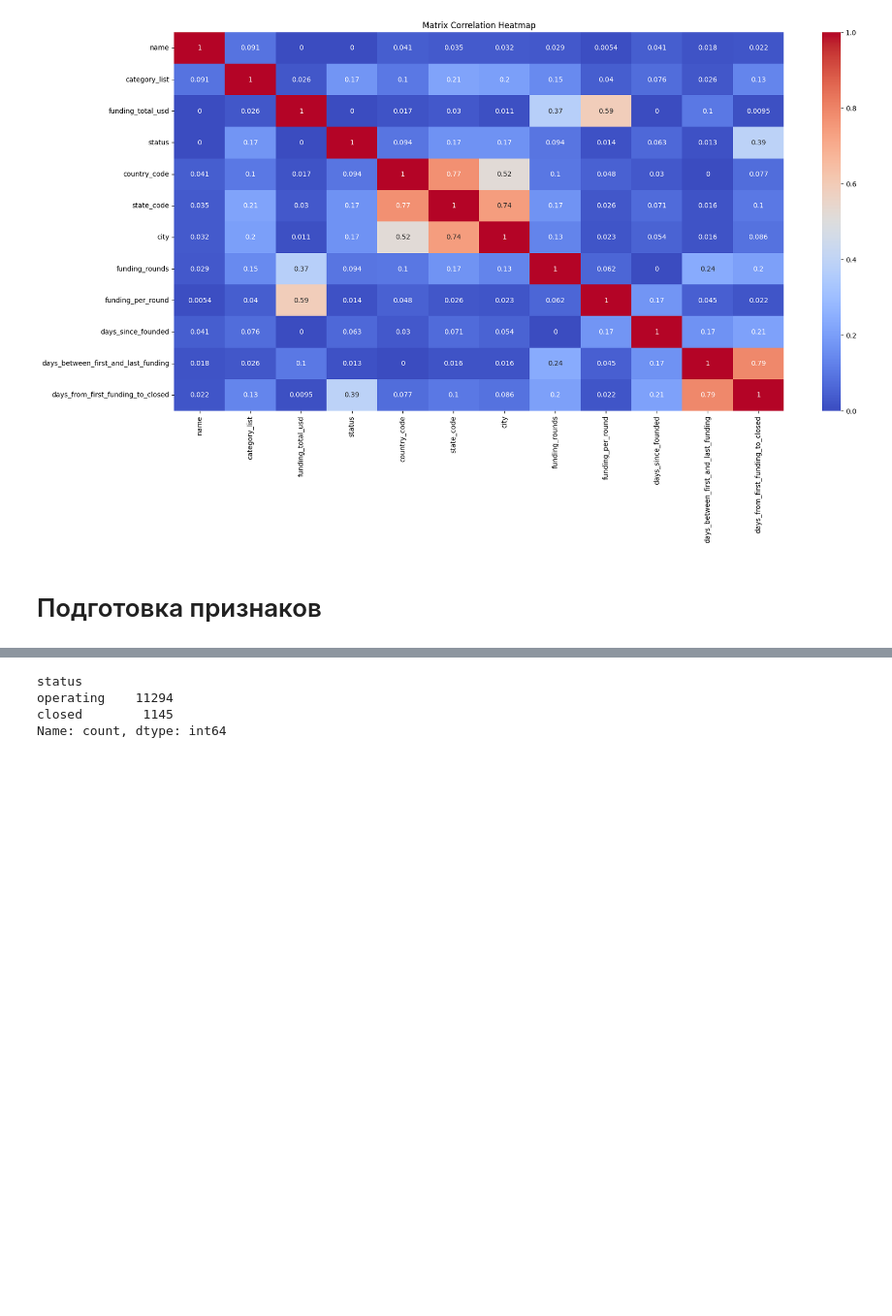
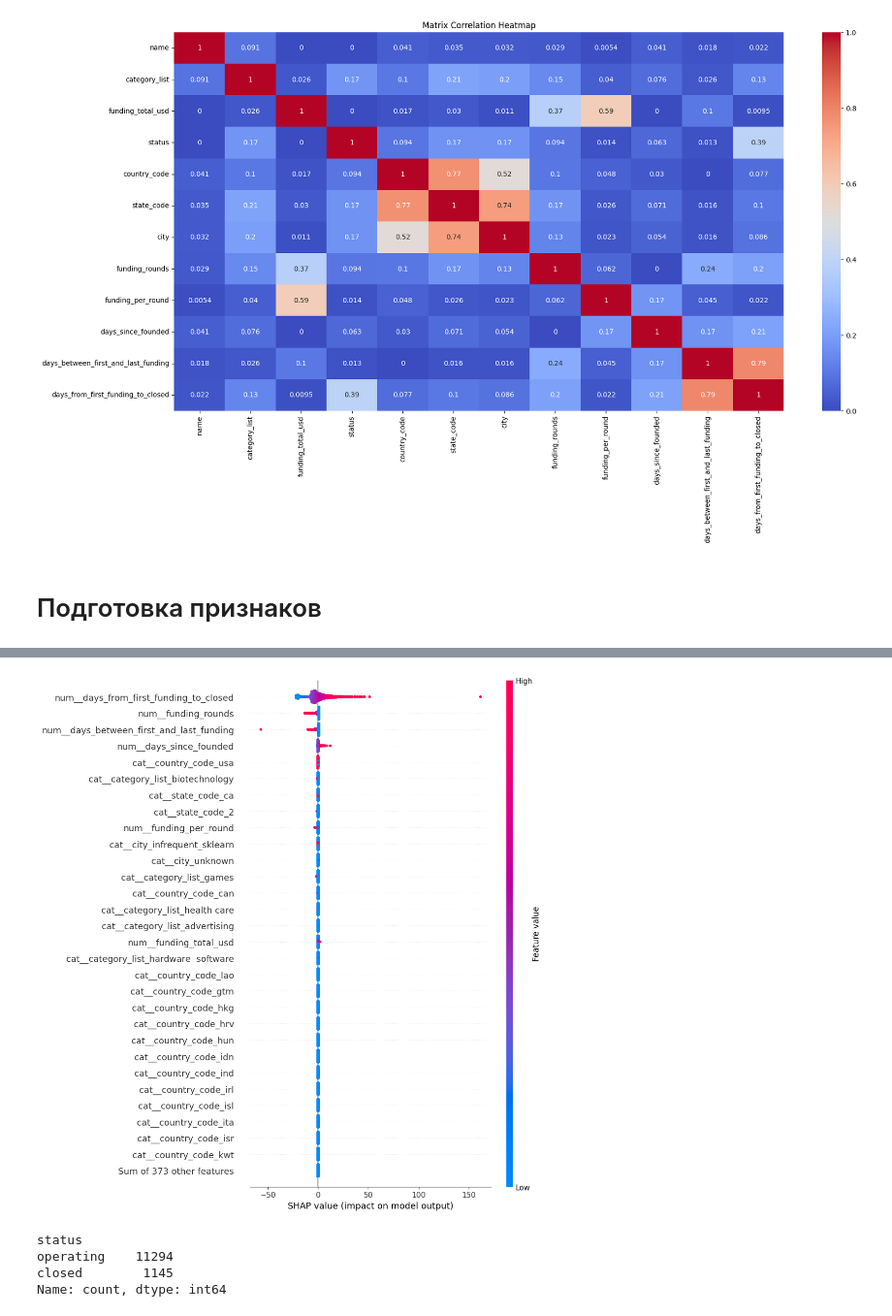
Before and after one commit to IvanovMaxim1992/Masterskay, a Jupyter notebook: Мастерская1.ipynb, the cells around one changed output, grey strips where cells are left out. Shown at 97% size. Saved outputs shown, nothing was run; the diff lists cells and outputs as text; code cells hidden in the pictures; blank space fills up the shorter version.

```diff
--- a/Мастерская1.ipynb
+++ b/Мастерская1.ipynb
@@ -1302,3 +1319,7 @@ weighted avg       1.00      1.00      1.00      9975
+# %%
+shap.plots.beeswarm(shap_values, max_display=30)
+# %% [output]
+[figure, added]
 # %%
 df_test['status'] = grid_search.predict(df_test)
 df_test['status'] = df_test['status'].replace({0: 'closed', 1: 'operating'})
```
Also changed, not shown: parts of 15 cells of this notebook, 1 other file.
